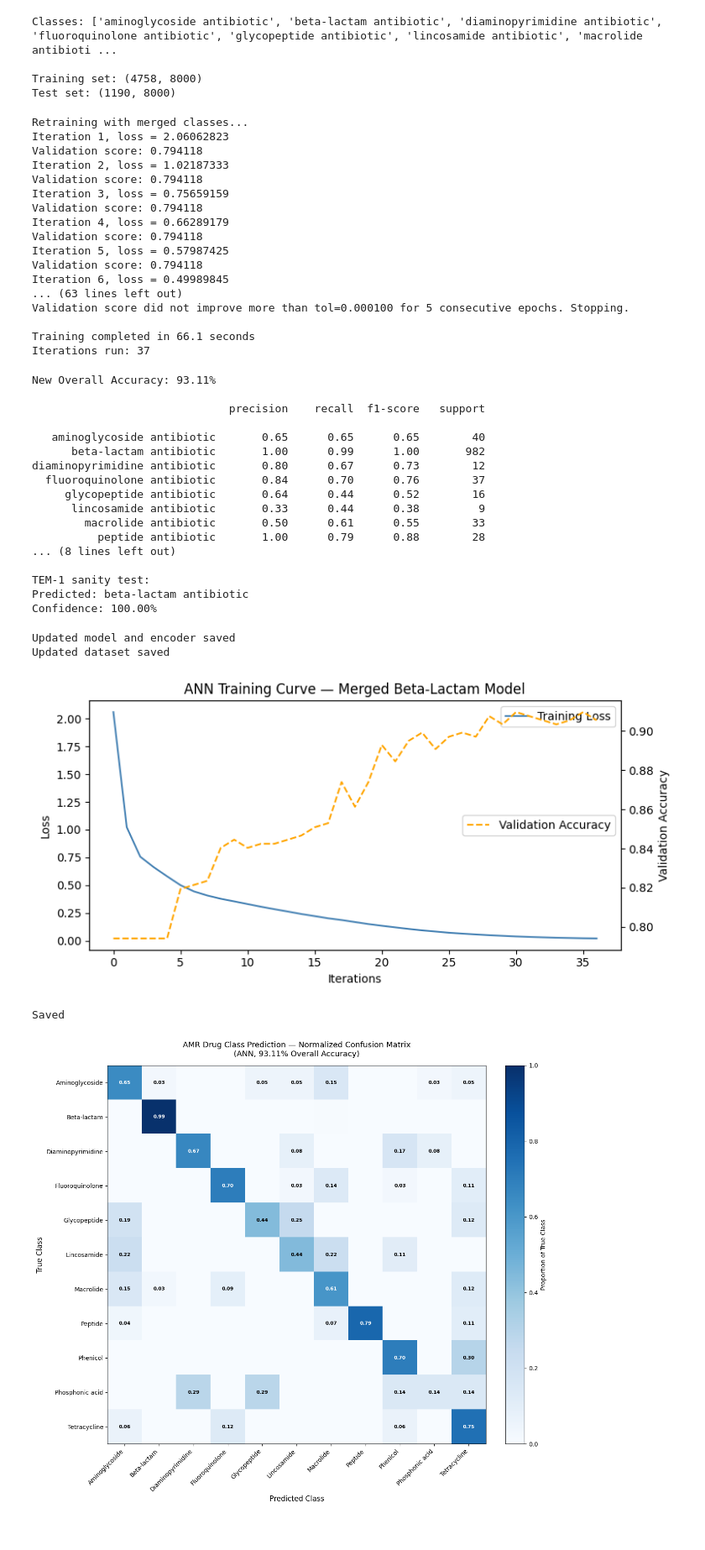
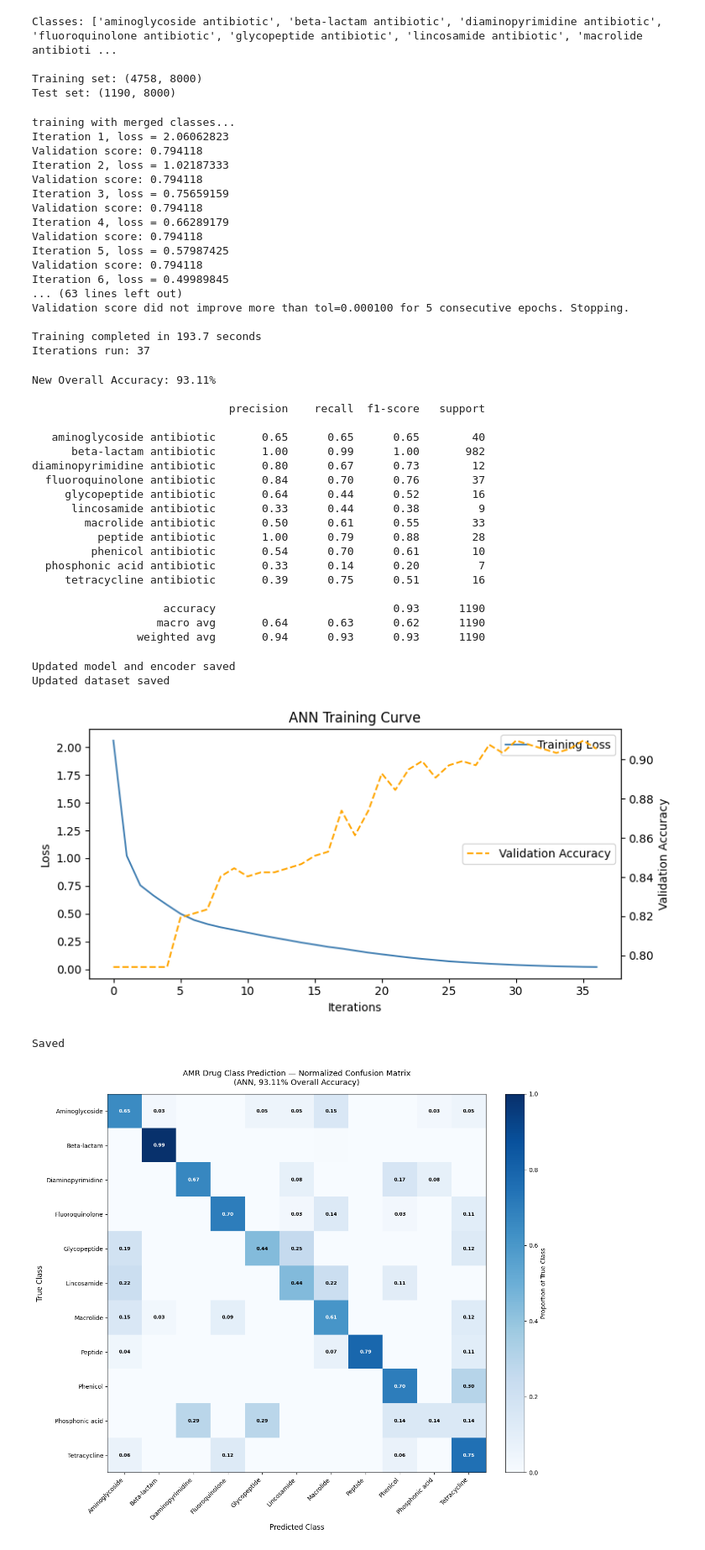
Before and after one commit to Khatri-ayush/AMR-Detective, a Jupyter notebook: amr_exploration.ipynb, the cells around one changed output. Shown at 84% size. Cells and saved outputs as stored; diff of their text form; code cells hidden in the pictures.

Commit message:
final cleaned notebook and updated figures

```diff
--- a/amr_exploration.ipynb
+++ b/amr_exploration.ipynb
@@ -519,19 +231,0 @@ Label encoder saved to models/label_encoder.pkl
-# %%
-fig, ax = plt.subplots(figsize=(8, 4))
-
-ax.plot(ann.loss_curve_, label='Training Loss', color='steelblue')
-if ann.validation_scores_ is not None:
-    # Plot validation score on secondary axis
-    ax2 = ax.twinx()
-    ax2.plot(ann.validation_scores_, label='Validation Accuracy',
-             color='orange', linestyle='--')
-    ax2.set_ylabel('Validation Accuracy')
-    ax2.legend(loc='center right')
-
-ax.set_xlabel('Iterations')
-ax.set_ylabel('Loss')
-ax.set_title('ANN Training Curve')
-ax.legend(loc='upper right')
-plt.tight_layout()
-plt.savefig("data/training_curve.png", dpi=150)
-plt.show()
@@ -673,7 +427,10 @@ Classes: ['aminoglycoside antibiotic', 'beta-lactam antibiotic', 'diaminopyrimid
 Training set: (4758, 8000)
 Test set: (1190, 8000)
 # %%
-print("Retraining with merged classes...")
+from sklearn.neural_network import MLPClassifier
+from sklearn.metrics import classification_report, confusion_matrix
+import time
+print("training with merged classes...")
 
 ann2 = MLPClassifier(
     hidden_layer_sizes=(256, 128, 64),
@@ -694,7 +451,7 @@ end = time.time()
 print(f"\nTraining completed in {(end-start):.1f} seconds")
 print(f"Iterations run: {ann2.n_iter_}")
 # %% [output]
-Retraining with merged classes...
+training with merged classes...
 Iteration 1, loss = 2.06062823
 Validation score: 0.794118
 Iteration 2, loss = 1.02187333
@@ -709,23 +466,15 @@ Iteration 6, loss = 0.49989845
 ... (63 lines left out)
 Validation score did not improve more than tol=0.000100 for 5 consecutive epochs. Stopping.
 
-Training completed in 66.1 seconds
+Training completed in 193.7 seconds
 Iterations run: 37
 # %%
+from sklearn.metrics import classification_report, ConfusionMatrixDisplay
 y_pred2 = ann2.predict(X_test2)
 accuracy2 = (y_pred2 == y_test2).mean()
 
 print(f"New Overall Accuracy: {accuracy2*100:.2f}%\n")
 print(classification_report(y_test2, y_pred2, target_names=le2.classes_))
-
-# Sanity test with TEM-1 again
-predicted2 = le2.inverse_transform(ann2.predict(tem1_features))[0]
-probs2 = ann2.predict_proba(tem1_features)[0]
-confidence2 = probs2.max() * 100
-
-print(f"\nTEM-1 sanity test:")
-print(f"Predicted: {predicted2}")
-print(f"Confidence: {confidence2:.2f}%")
 # %% [output]
 New Overall Accuracy: 93.11%
 
@@ -739,9 +488,11 @@ diaminopyrimidine antibiotic       0.80      0.67      0.73        12
       lincosamide antibiotic       0.33      0.44      0.38         9
         macrolide antibiotic       0.50      0.61      0.55        33
           peptide antibiotic       1.00      0.79      0.88        28
-... (8 lines left out)
+         phenicol antibiotic       0.54      0.70      0.61        10
+  phosphonic acid antibiotic       0.33      0.14      0.20         7
+     tetracycline antibiotic       0.39      0.75      0.51        16
 
-TEM-1 sanity test:
-Predicted: beta-lactam antibiotic
-Confidence: 100.00%
+                    accuracy                           0.93      1190
+                   macro avg       0.64      0.63      0.62      1190
+                weighted avg       0.94      0.93      0.93      1190
 # %%
@@ -762,25 +515,25 @@ Updated dataset saved
 # %%
 fig, ax = plt.subplots(figsize=(8, 4))
 
 ax.plot(ann2.loss_curve_, label='Training Loss', color='steelblue')
 
 if ann2.validation_scores_ is not None:
     ax2 = ax.twinx()
     ax2.plot(ann2.validation_scores_, label='Validation Accuracy',
              color='orange', linestyle='--')
     ax2.set_ylabel('Validation Accuracy')
     ax2.legend(loc='center right')
 
 ax.set_xlabel('Iterations')
 ax.set_ylabel('Loss')
-ax.set_title('ANN Training Curve — Merged Beta-Lactam Model')
+ax.set_title('ANN Training Curve')
 ax.legend(loc='upper right')
 plt.tight_layout()
 plt.savefig("data/training_curve_v2.png", dpi=150)
 plt.show()
 print("Saved")
 # %% [output]
-[figure, old version]
+[figure, new version]
 Saved
 # %%
 from sklearn.metrics import confusion_matrix
```
Also changed, not shown: parts of 24 cells of this notebook.
